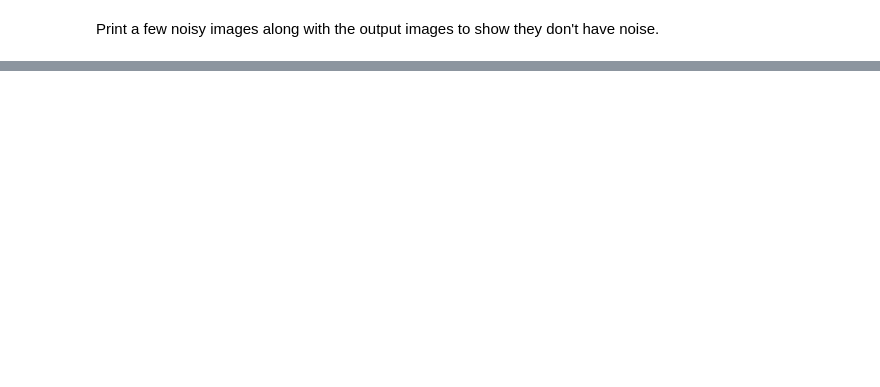
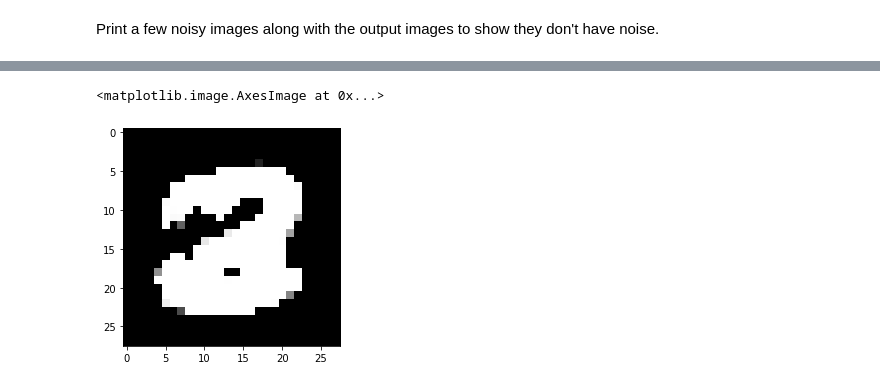
Before and after one commit to cjmasamitsu/mlnn-masamitsu, a Jupyter notebook: 12/masamitsu-week12-asnmt.ipynb, the cells around one changed output, grey strips where cells are left out. Saved outputs shown, nothing was run; the diff lists cells and outputs as text; code cells hidden in the pictures; blank space fills up the shorter version.

```diff
--- a/12/masamitsu-week12-asnmt.ipynb
+++ b/12/masamitsu-week12-asnmt.ipynb
@@ -284,0 +339,5 @@ Print a few noisy images along with the output images to show they don't have no
+# %%
+plt.imshow(noise_preds[1].reshape(28, 28))
+# %% [output]
+<matplotlib.image.AxesImage at 0x...>
+[figure, added]
```
Also changed, not shown: parts of 42 cells of this notebook, 1 other file.
